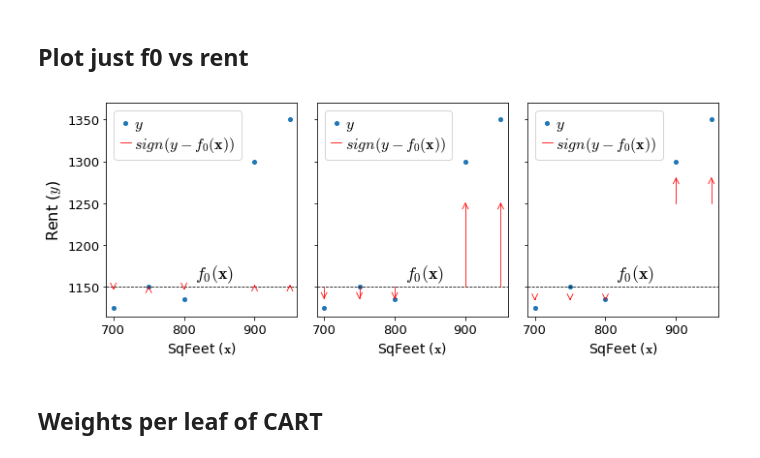
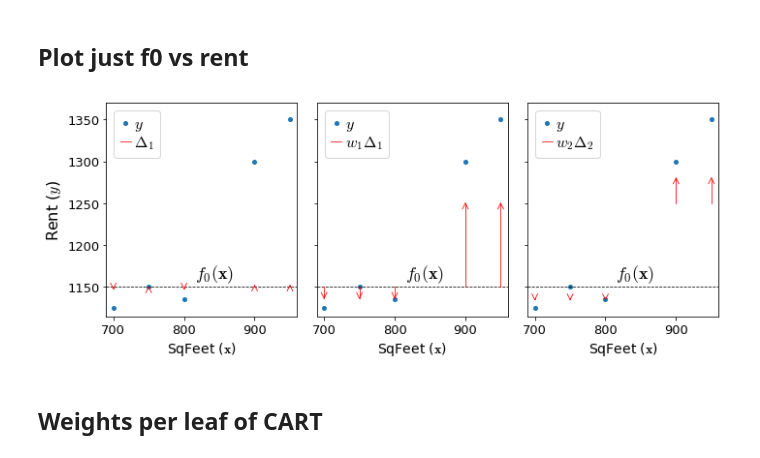
Before and after one commit to parrt/ml-articles, a Jupyter notebook: gradient-boosting/notebooks/dev-mae.ipynb, the cells around one changed output. Cells and saved outputs as stored; diff of their text form; code cells hidden in the pictures.

```diff
--- a/gradient-boosting/notebooks/dev-mae.ipynb
+++ b/gradient-boosting/notebooks/dev-mae.ipynb
@@ -104,7 +104,7 @@ fig, axes = plt.subplots(nrows=1, ncols=3, figsize=(10, 4), sharey=True)
 ax = axes[0]
 line1, = ax.plot(df.sqfeet,df.rent,'o', linewidth=.8, markersize=4, label="$y$")
 # fake a line to get smaller red dot
-line2, = ax.plot([0,0],[0,0], c='r', markersize=4, label=r"$sign(y-f_0({\bf x}))$", linewidth=.8)
+line2, = ax.plot([0,0],[0,0], c='r', markersize=4, label=r"$\Delta_1$", linewidth=.8)
 ax.plot([df.sqfeet.min()-10,df.sqfeet.max()+10], [f0,f0],
          linewidth=.8, linestyle='--', c='k')
 ax.set_xlim(df.sqfeet.min()-10,df.sqfeet.max()+10)
@@ -130,7 +130,7 @@ ax.legend(handles=[line1,line2], fontsize=16,
 ax = axes[1]
 line1, = ax.plot(df.sqfeet,df.rent,'o', linewidth=.8, markersize=4, label="$y$")
 # fake a line to get smaller red dot
-line2, = ax.plot([0,0],[0,0], c='r', markersize=4, label=r"$sign(y-f_0({\bf x}))$", linewidth=.8)
+line2, = ax.plot([0,0],[0,0], c='r', markersize=4, label=r"$w_1 \Delta_1$", linewidth=.8)
 ax.plot([df.sqfeet.min()-10,df.sqfeet.max()+10], [f0,f0],
          linewidth=.8, linestyle='--', c='k')
 ax.set_xlim(df.sqfeet.min()-10,df.sqfeet.max()+10)
@@ -151,35 +151,37 @@ ax.legend(handles=[line1,line2], fontsize=16,
           frameon=True)
 
 # NUMBER 3
 
 ax = axes[2]
 line1, = ax.plot(df.sqfeet,df.rent,'o', linewidth=.8, markersize=4, label="$y$")
 # fake a line to get smaller red dot
-line2, = ax.plot([0,0],[0,0], c='r', markersize=4, label=r"$sign(y-f_0({\bf x}))$", linewidth=.8)
+line2, = ax.plot([0,0],[0,0], c='r', markersize=4, label=r"$w_2 \Delta_2$", linewidth=.8)
 ax.plot([df.sqfeet.min()-10,df.sqfeet.max()+10], [f0,f0],
          linewidth=.8, linestyle='--', c='k')
 ax.set_xlim(df.sqfeet.min()-10,df.sqfeet.max()+10)
 ax.set_ylim(df.rent.min()-10, df.rent.max()+20)
 ax.text(815, f0+10, r"$f_0({\bf x})$", fontsize=18)
 
 ax.set_xlabel(r"SqFeet (${\bf x}$)", fontsize=14)
 
 # draw arrows
 for x,y,yhat,d in zip(df.sqfeet,df.rent,df.F1,df.wdelta2):
     draw_vector(ax, x, yhat, 0, d, df.rent.max()-df.rent.min())
 
+# ax.text(710,1250, "$m=1$", fontsize=18)
+
 ax.legend(handles=[line1,line2], fontsize=16,
           loc='upper left',
           labelspacing=.1,
           handletextpad=.2,
           handlelength=.7,
           frameon=True)
 
 plt.tight_layout()
 plt.savefig('/tmp/s.svg')
 plt.show()
 # %% [output]
-[figure, old version]
+[figure, new version]
 # %% [markdown]
 ## Weights per leaf of CART
 # %%
```
Also changed, not shown: parts of 1 cell of this notebook, 3 other files.
